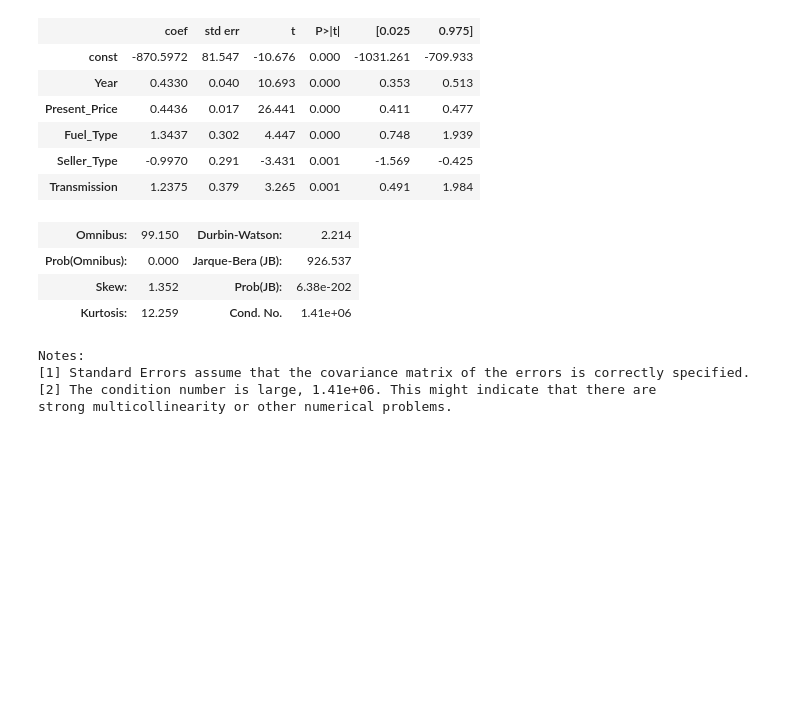
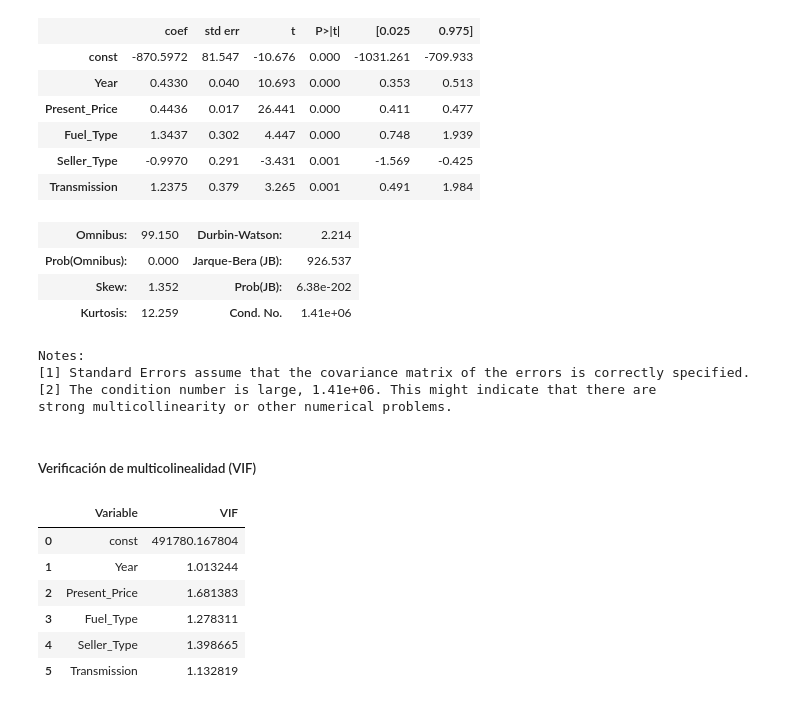
Before and after one commit to jatoapan/PreCIAP_2PAO_2025_Grupo1, a Jupyter notebook: Notebooks/01_data_exploration.ipynb, the cells around one changed output. Drawn from its saved outputs; the diff is of its cells as text; code cells hidden in the pictures; blank space fills up the shorter version.

Commit message:
Verificación de multicolinealidad (VIF)

```diff
--- a/Notebooks/01_data_exploration.ipynb
+++ b/Notebooks/01_data_exploration.ipynb
@@ -440,3 +441,21 @@ Notes:
 [1] Standard Errors assume that the covariance matrix of the errors is correctly specified.
 [2] The condition number is large, 1.41e+06. This might indicate that there are
 strong multicollinearity or other numerical problems.
+# %% [markdown]
+##### Verificación de multicolinealidad (VIF)
+# %%
+# Calcular VIF
+X_vif = X_const = sm.add_constant(X_entrenamiento)
+vif_data = pd.DataFrame()
+vif_data["Variable"] = X_const.columns
+vif_data["VIF"] = [variance_inflation_factor(X_const.values, i) for i in range(X_const.shape[1])]
+
+display(vif_data)
+# %% [output]
+|  | Variable | VIF |
+| 0 | const | 491780.167804 |
+| 1 | Year | 1.013244 |
+| 2 | Present_Price | 1.681383 |
+| 3 | Fuel_Type | 1.278311 |
+| 4 | Seller_Type | 1.398665 |
+| 5 | Transmission | 1.132819 |
```
Also changed, not shown: parts of 1 cell of this notebook.
